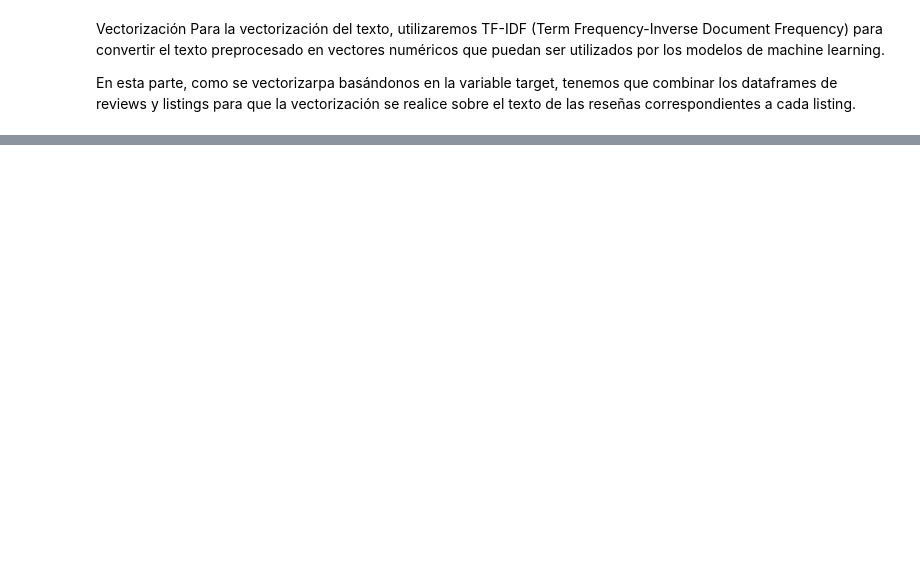
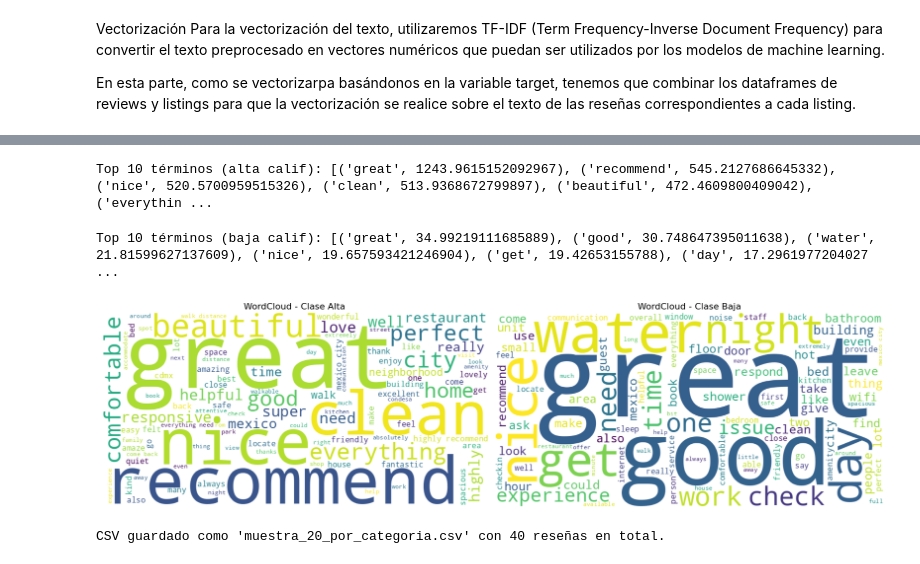
Before and after one commit to jariel17/airbnb_reviews_analysis, a Jupyter notebook: airbnb.ipynb, the cells around one changed output, grey strips where cells are left out. Cells and saved outputs as stored; diff of their text form; code cells hidden in the pictures; blank space fills up the shorter version.

```diff
--- a/airbnb.ipynb
+++ b/airbnb.ipynb
@@ -236,8 +213,8 @@ Para la vectorización del texto, utilizaremos TF-IDF (Term Frequency-Inverse Do
 
 En esta parte, como se vectorizarpa basándonos en la variable target, tenemos que combinar los dataframes de reviews y listings para que la vectorización se realice sobre el texto de las reseñas correspondientes a cada listing.
 # %%
-# text_col = 'final_comments_1'
-# label_col = 'target'
+text_col = 'processed_comments'
+label_col = 'target'
 
-# df_pos = df_reviews_en[df_reviews_en[label_col] == 1].copy()
-# df_neg = df_reviews_en[df_reviews_en[label_col] == 0].copy()
+df_pos = df_processed_reviews[df_processed_reviews[label_col] == 1].copy()
+df_neg = df_processed_reviews[df_processed_reviews[label_col] == 0].copy()
@@ -263,0 +259,64 @@ NameError: name 'df_pos' is not defined
+# %%
+sums = np.asarray(tfidf_pos.sum(axis=0)).ravel()
+idx_sorted = np.argsort(sums)[::-1]
+top = [(features[i], float(sums[i])) for i in idx_sorted[:10]]
+print("Top 10 términos (alta calif):", top)
+# %% [output]
+Top 10 términos (alta calif): [('great', 1243.9615152092967), ('recommend', 545.2127686645332), ('nice', 520.5700959515326), ('clean', 513.9368672799897), ('beautiful', 472.4609800409042), ('everythin ...
+# %%
+sums = np.asarray(tfidf_neg.sum(axis=0)).ravel()
+idx_sorted = np.argsort(sums)[::-1]
+top = [(features[i], float(sums[i])) for i in idx_sorted[:10]]
+print("Top 10 términos (baja calif):", top)
+# %% [output]
+Top 10 términos (baja calif): [('great', 34.99219111685889), ('good', 30.748647395011638), ('water', 21.81599627137609), ('nice', 19.657593421246904), ('get', 19.42653155788), ('day', 17.2961977204027 ...
+# %%
+fig, (ax1, ax2) = plt.subplots(1, 2, figsize=(20, 8))
+
+plots.plot_wordcloud_from_matrix(
+    tfidf_pos,
+    features,
+    top_n=100,
+    title="WordCloud - Clase Alta",
+    ax=ax1
+)
+
+plots.plot_wordcloud_from_matrix(
+    tfidf_neg,
+    features,
+    top_n=100,
+    title="WordCloud - Clase Baja",
+    ax=ax2
+)
+
+plt.tight_layout()
+plt.show()
+# %% [output]
+[figure, added]
+# %%
+
+# 1) Asumiendo que ya tienes df_reviews_en, text_col y label_col definidos:
+text_col = 'processed_comments'  # Columna con el texto de las reseñas
+label_col = 'target'   # 1 = alta calif, 0 = baja calif
+
+# 2) Filtrar cada categoría
+df_pos = df_processed_reviews[df_processed_reviews[label_col] == 1].copy()
+df_neg = df_processed_reviews[df_processed_reviews[label_col] == 0].copy()
+
+# 3) Tomar muestra aleatoria de 20 reseñas de cada clase
+sample_pos = df_pos.sample(n=20, random_state=42)
+sample_neg = df_neg.sample(n=20, random_state=42)
+
+# 4) Unir ambas muestras en un solo DataFrame
+df_sample = pd.concat([sample_pos, sample_neg], ignore_index=True)
+
+# 5) Opcional: reorganizar columnas para que aparezca primero la categoría y luego el texto
+df_sample = df_sample[[label_col, text_col] +
+                      [col for col in df_sample.columns if col not in (label_col, text_col)]]
+
+# 6) Guardar a CSV (ajusta la ruta según tus necesidades)
+df_sample.to_csv('muestra_20_por_categoria.csv', index=False, encoding='utf-8-sig')
+
+print("CSV guardado como 'muestra_20_por_categoria.csv' con 40 reseñas en total.")
+# %% [output]
+CSV guardado como 'muestra_20_por_categoria.csv' con 40 reseñas en total.
```
Also changed, not shown: parts of 43 cells of this notebook, 3 other files.
